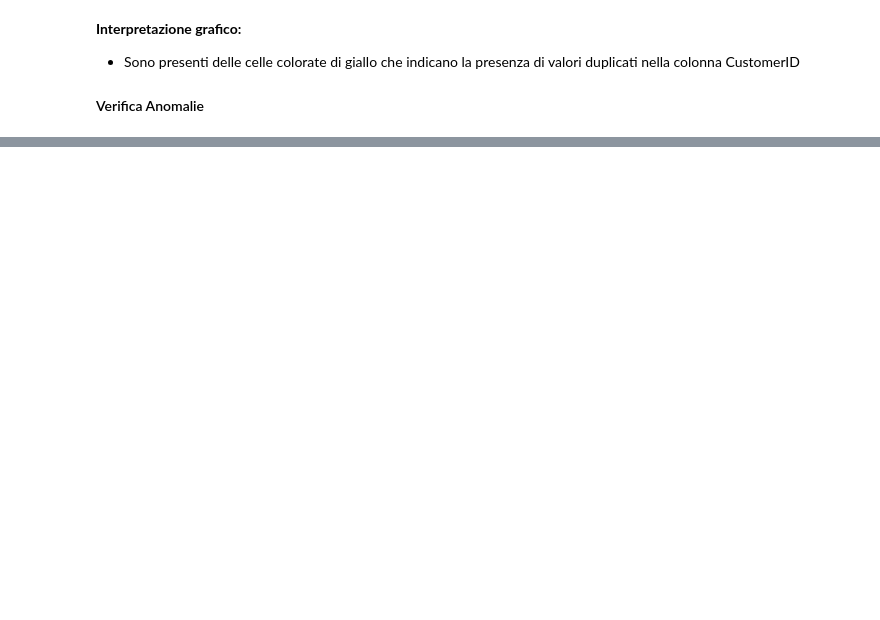
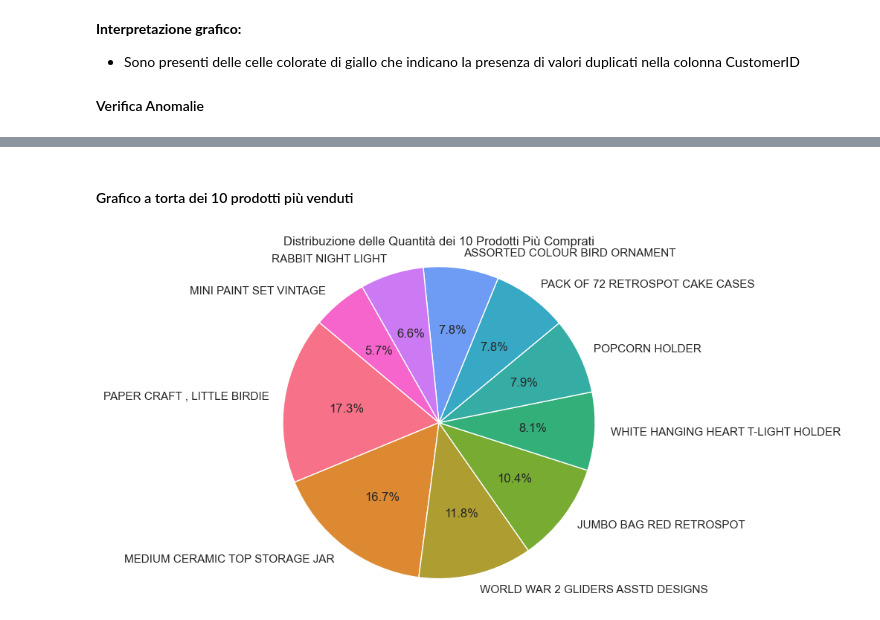
Before and after one commit to alessandrobrunoh/Progetto-Big-Data, a Jupyter notebook: notebook.ipynb, the cells around one changed output, grey strips where cells are left out. Drawn from its saved outputs; the diff is of its cells as text; code cells hidden in the pictures; blank space fills up the shorter version.

```diff
--- a/notebook.ipynb
+++ b/notebook.ipynb
@@ -172,0 +262,18 @@ for i, col in enumerate(df_numeric.columns):
+# %% [markdown]
+<h4>Grafico a torta dei 10 prodotti più venduti</h4>
+# %%
+product_sales = df_bought.groupby('Description')['Quantity'].sum()
+
+# Seleziona i 10 prodotti più comprati
+top_10_products = product_sales.nlargest(10)
+
+# Visualizza il grafico a torta utilizzando seaborn
+plt.figure(figsize=(10, 6))
+sns.set(style="whitegrid")
+top_10_products.plot(kind='pie', autopct='%1.1f%%', startangle=140, colors=sns.color_palette("husl", 10))
+plt.title('Distribuzione delle Quantità dei 10 Prodotti Più Comprati')
+plt.ylabel('')  # Rimuove l'etichetta dell'asse y
+plt.axis('equal')  # Assicura che il grafico a torta sia disegnato come un cerchio
+plt.show()
+# %% [output]
+[figure, added]
```
Also changed, not shown: parts of 31 cells of this notebook.
